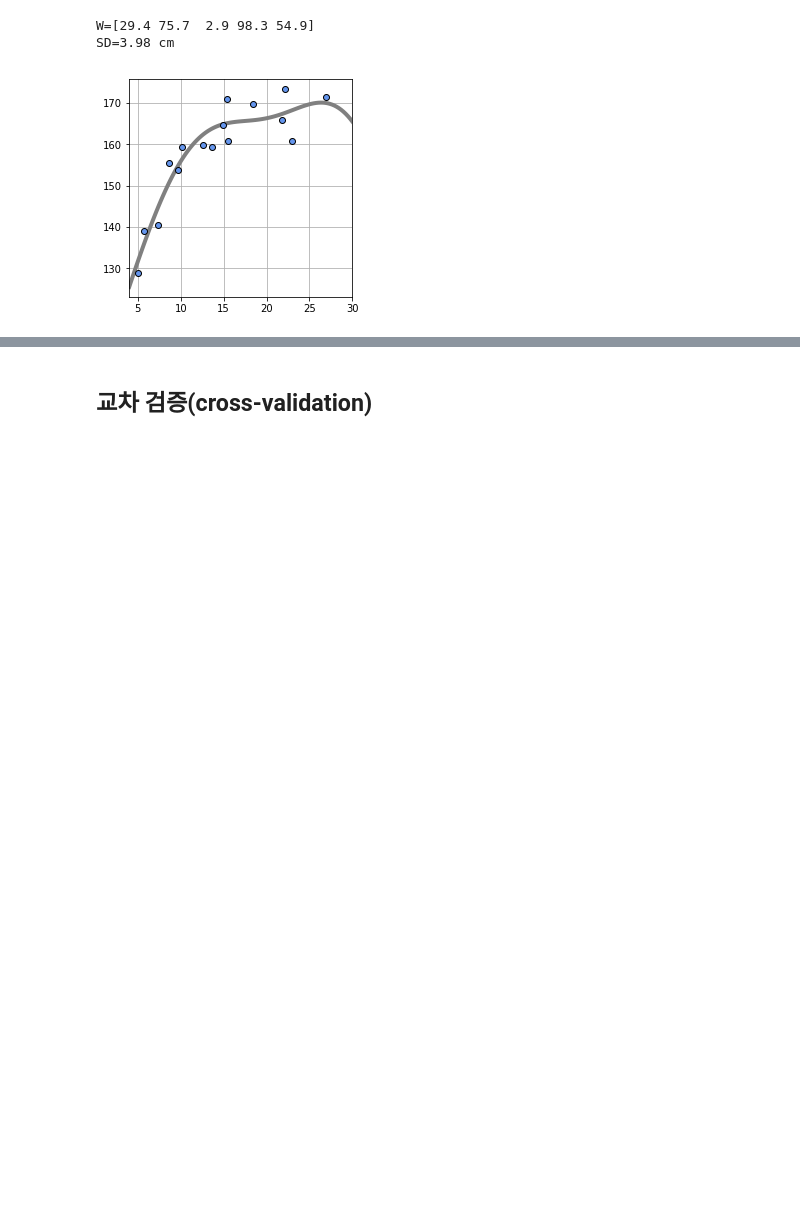
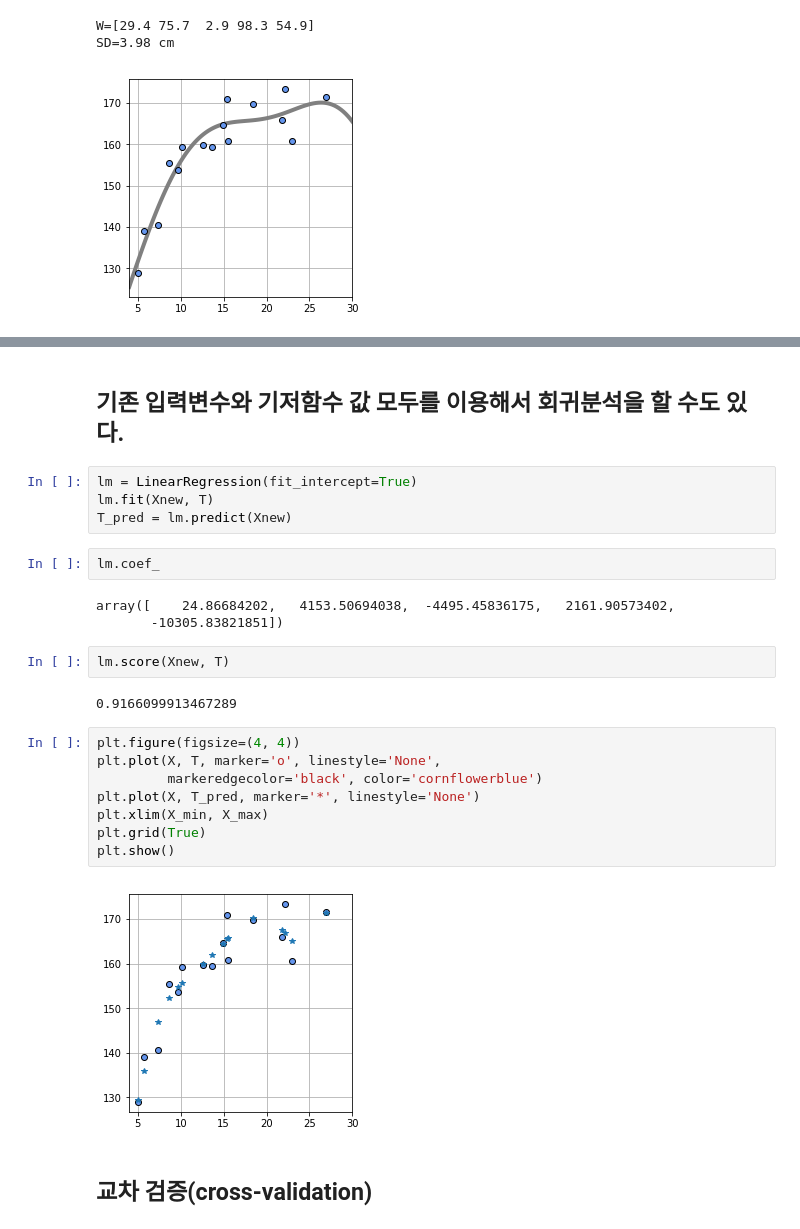
Before and after one commit to joongyang/Machine-Learning-by-Examples, a Jupyter notebook: Chapter5.ipynb, the cells around one changed output, grey strips where cells are left out. Drawn from its saved outputs; the diff is of its cells as text; blank space fills up the shorter version.

```diff
--- a/Chapter5.ipynb
+++ b/Chapter5.ipynb
@@ -566,3 +719,28 @@ SD=3.98 cm
+# %% [markdown]
+## 기존 입력변수와 기저함수 값 모두를 이용해서 회귀분석을 할 수도 있다.
+# %%
+lm = LinearRegression(fit_intercept=True)
+lm.fit(Xnew, T)
+T_pred = lm.predict(Xnew)
+# %%
+lm.coef_
+# %% [output]
+array([    24.86684202,   4153.50694038,  -4495.45836175,   2161.90573402,
+       -10305.83821851])
+# %%
+lm.score(Xnew, T)
+# %% [output]
+0.9166099913467289
+# %%
+plt.figure(figsize=(4, 4))
+plt.plot(X, T, marker='o', linestyle='None',
+         markeredgecolor='black', color='cornflowerblue')
+plt.plot(X, T_pred, marker='*', linestyle='None')
+plt.xlim(X_min, X_max)
+plt.grid(True)
+plt.show()
+# %% [output]
+[figure, added]
 # %% [markdown]
 ## 교차 검증(cross-validation)
 # %% [markdown]
```
Also changed, not shown: parts of 26 cells of this notebook.
